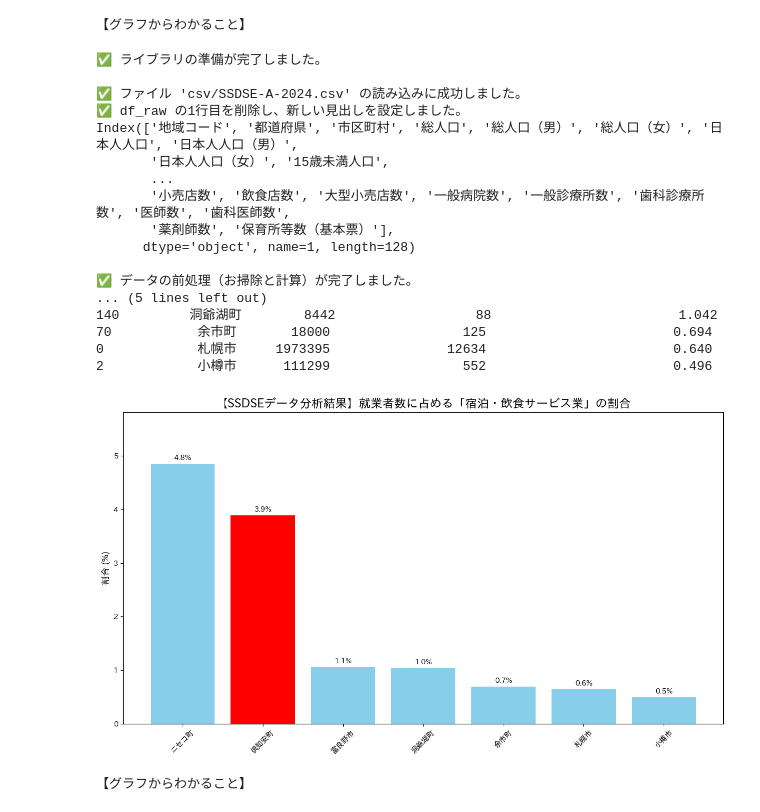
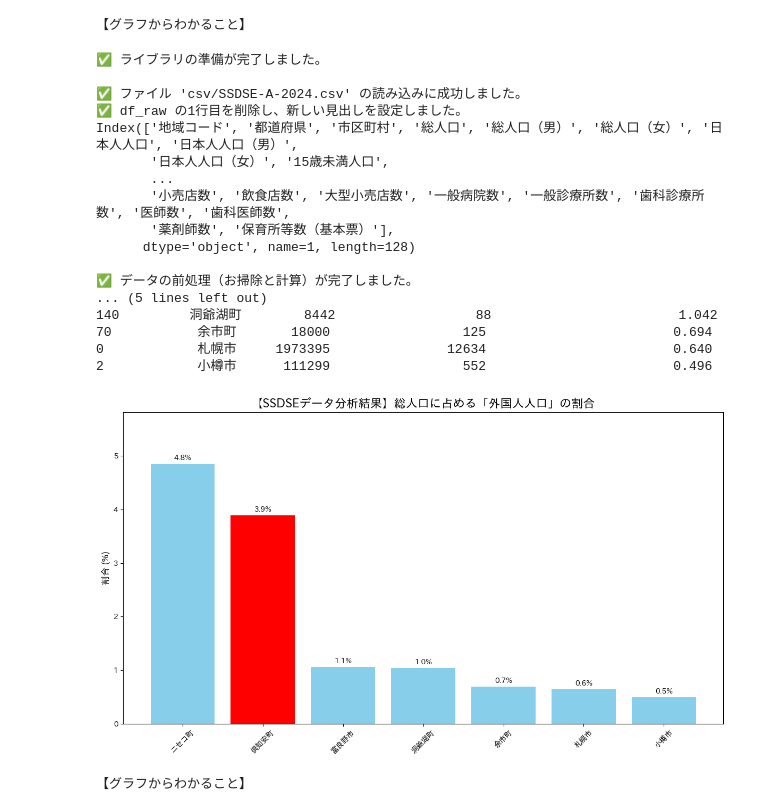
Before and after one commit to hirossk/khs, a Jupyter notebook: 倶知安高校データ分析・情報Ⅱ.ipynb, the cells around one changed output. Saved outputs shown, nothing was run; the diff lists cells and outputs as text; code cells hidden in the pictures.

```diff
--- a/倶知安高校データ分析・情報Ⅱ.ipynb
+++ b/倶知安高校データ分析・情報Ⅱ.ipynb
@@ -1189,13 +1178,12 @@ Index(['地域コード', '都道府県', '市区町村', '総人口', '総人
 【グラフからわかること】
 # %%
 # =======================================================================================
-# SSDSE-A-2024.csv 分析プログラム（産業構造編）
+# SSDSE-A-2024.csv 分析プログラム（外国人人口割合編）
 # =======================================================================================
 #
 # 目的：
-# Google ColabにアップロードしたSSDSEのCSVファイルを使い、倶知安町の産業構造を分析します。
-# 「宿泊業、飲食サービス業」で働く人の割合を他の市町村と比較することで、
-# その観光リゾートとしての特性をデータで明らかにします。
+# Google ColabにアップロードしたSSDSEのCSVファイルを使い、倶知安町の外国人人口の割合を分析します。
+# 他の市町村と比較することで、その地域特性をデータで明らかにします。
 #
 # =======================================================================================
 
@@ -1204,6 +1192,9 @@ Index(['地域コード', '都道府県', '市区町村', '総人口', '総人
 # ステップ1：準備（ライブラリのインポート）
 # ---------------------------------------------------------------------------------------
 import pandas as pd
+import matplotlib.pyplot as plt
+import japanize_matplotlib # 日本語表示のためのライブラリ
+
 print("✅ ライブラリの準備が完了しました。")
 
 
@@ -1238,8 +1229,8 @@ if 'df_raw' in locals():
 # ---------------------------------------------------------------------------------------
 # SSDSEのデータ項目コードに基づき、必要な列だけを抽出します。
 # 市区町村名
-# 15歳以上就業者数 総数
-# 宿泊業，飲食サービス業（就業者数）の就業者数
+# 総人口
+# 外国人人口
 
 print(df_raw.columns)
 columns_to_use = {
@@ -1261,8 +1252,8 @@ df_target = df_selected[df_selected['municipality'].isin(target_cities)].copy()
 for col in ['population', 'foreign_population']:
     df_target[col] = pd.to_numeric(df_target[col].replace('-', '0'), errors='coerce')
 
-# 分析用の新しい列「宿泊・飲食業の割合(%)」を追加
-# 0で割るエラーを避けるため、total_workersが0の場合は割合も0とします。
+# 分析用の新しい列「外国人人口割合(%)」を追加
+# 0で割るエラーを避けるため、populationが0の場合は割合も0とします。
 df_target['foreign_population_ratio(%)'] = \
     df_target.apply(lambda row: (row['foreign_population'] / row['population']) * 100
                     if row['population'] > 0 else 0, axis=1)
@@ -1286,7 +1277,7 @@ bars = ax.bar(df_analysis['municipality'], df_analysis['foreign_population_ratio
               color=['red' if city == '倶知安町' else 'skyblue' for city in df_analysis['municipality']])
 
 # グラフのタイトルやラベルを設定
-ax.set_title('【SSDSEデータ分析結果】就業者数に占める「宿泊・飲食サービス業」の割合', fontsize=16, fontweight='bold')
+ax.set_title('【SSDSEデータ分析結果】総人口に占める「外国人人口」の割合', fontsize=16, fontweight='bold')
 ax.set_ylabel('割合 (%)', fontsize=12)
 ax.set_ylim(0, df_analysis['foreign_population_ratio(%)'].max() * 1.2)
 plt.xticks(rotation=45)
@@ -1296,32 +1287,32 @@ ax.bar_label(bars, fmt='%.1f%%', padding=3)
 
 fig.tight_layout()
 plt.show()
 
 
 # ---------------------------------------------------------------------------------------
 # ステップ5：分析結果の考察
 # ---------------------------------------------------------------------------------------
 print("""
 【グラフからわかること】
 
 """)
 # %% [output]
 ✅ ライブラリの準備が完了しました。
 
 ✅ ファイル 'csv/SSDSE-A-2024.csv' の読み込みに成功しました。
 ✅ df_raw の1行目を削除し、新しい見出しを設定しました。
 Index(['地域コード', '都道府県', '市区町村', '総人口', '総人口（男）', '総人口（女）', '日本人人口', '日本人人口（男）',
        '日本人人口（女）', '15歳未満人口',
        ...
        '小売店数', '飲食店数', '大型小売店数', '一般病院数', '一般診療所数', '歯科診療所数', '医師数', '歯科医師数',
        '薬剤師数', '保育所等数（基本票）'],
       dtype='object', name=1, length=128)
 
 ✅ データの前処理（お掃除と計算）が完了しました。
 ... (5 lines left out)
 140         洞爺湖町        8442                  88                        1.042
 70           余市町       18000                 125                        0.694
 0            札幌市     1973395               12634                        0.640
 2            小樽市      111299                 552                        0.496
-[figure, old version]
+[figure, new version]
 【グラフからわかること】
```
Also changed, not shown: parts of 14 cells of this notebook.
